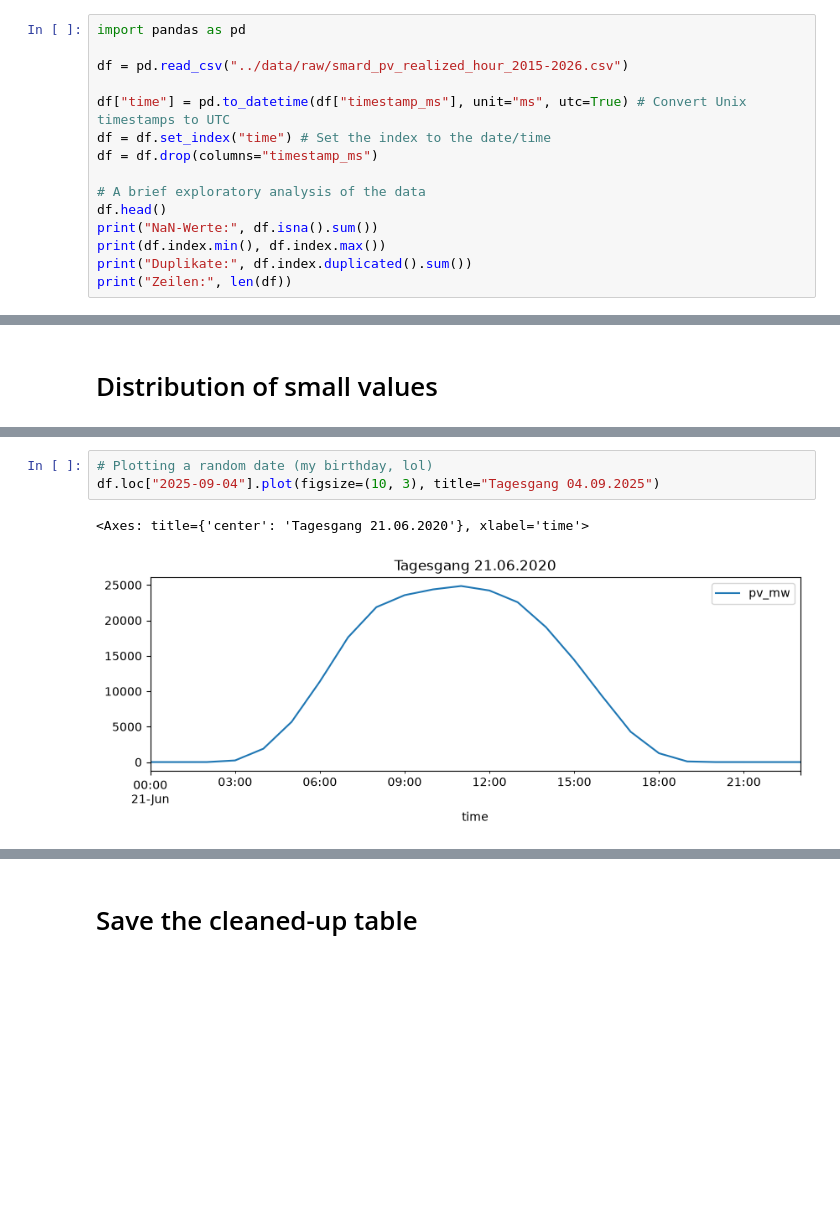
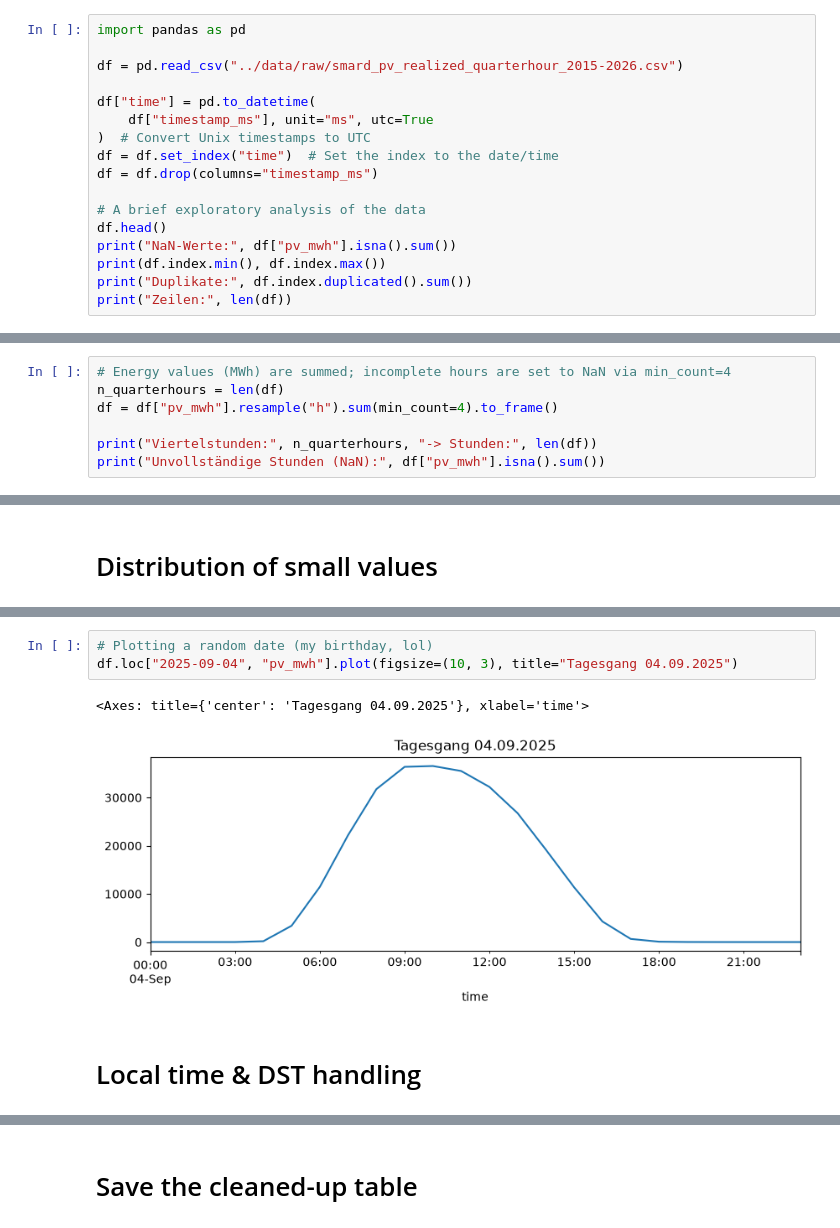
Before and after one commit to mflindt/pv-forecast, a Jupyter notebook: notebooks/02_cleaning_resampling.ipynb, the cells around one changed output, grey strips where cells are left out. Drawn from its saved outputs; the diff is of its cells as text; blank space fills up the shorter version.

Commit message:
feat: aggregate quarter-hour PV data to validated hourly series

```diff
--- a/notebooks/02_cleaning_resampling.ipynb
+++ b/notebooks/02_cleaning_resampling.ipynb
@@ -3,15 +3,17 @@
 # %%
 import pandas as pd
 
-df = pd.read_csv("../data/raw/smard_pv_realized_hour_2015-2026.csv")
+df = pd.read_csv("../data/raw/smard_pv_realized_quarterhour_2015-2026.csv")
 
-df["time"] = pd.to_datetime(df["timestamp_ms"], unit="ms", utc=True) # Convert Unix timestamps to UTC
-df = df.set_index("time") # Set the index to the date/time
+df["time"] = pd.to_datetime(
+    df["timestamp_ms"], unit="ms", utc=True
+)  # Convert Unix timestamps to UTC
+df = df.set_index("time")  # Set the index to the date/time
 df = df.drop(columns="timestamp_ms")
 
 # A brief exploratory analysis of the data
 df.head()
-print("NaN-Werte:", df.isna().sum())
+print("NaN-Werte:", df["pv_mwh"].isna().sum())
 print(df.index.min(), df.index.max())
 print("Duplikate:", df.index.duplicated().sum())
 print("Zeilen:", len(df))
@@ -52,0 +56,7 @@ Letzter gültiger Wert: 2026-06-15 06:00:00+00:00
+# %%
+# Energy values (MWh) are summed; incomplete hours are set to NaN via min_count=4
+n_quarterhours = len(df)
+df = df["pv_mwh"].resample("h").sum(min_count=4).to_frame()
+
+print("Viertelstunden:", n_quarterhours, "-> Stunden:", len(df))
+print("Unvollständige Stunden (NaN):", df["pv_mwh"].isna().sum())
@@ -112,7 +145,9 @@ Name: count, dtype: int64
 2025-06-20 10:00:00+00:00 52132.25
 # %%
 # Plotting a random date (my birthday, lol)
-df.loc["2025-09-04"].plot(figsize=(10, 3), title="Tagesgang 04.09.2025")
+df.loc["2025-09-04", "pv_mwh"].plot(figsize=(10, 3), title="Tagesgang 04.09.2025")
 # %% [output]
-<Axes: title={'center': 'Tagesgang 21.06.2020'}, xlabel='time'>
+<Axes: title={'center': 'Tagesgang 04.09.2025'}, xlabel='time'>
-[figure, old version]
+[figure, new version]
+# %% [markdown]
+# Local time & DST handling
```
Also changed, not shown: parts of 14 cells of this notebook, 8 other files.
